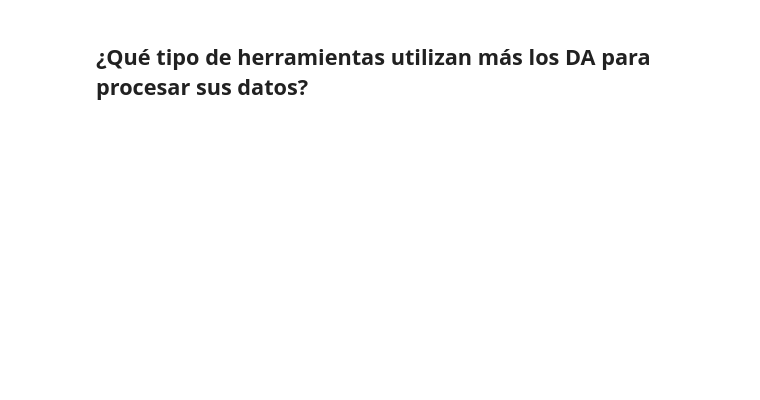
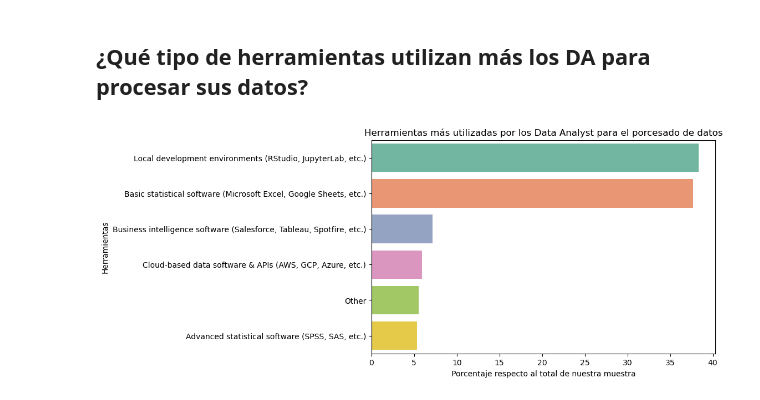
Before and after one commit to Adalab/project2-da-promo-c-modulo-2-team4, a Jupyter notebook: 04- Preguntas/4.3. Pregunta3_i.ipynb, the cells around one changed output. Cells and saved outputs as stored; diff of their text form; code cells hidden in the pictures; blank space fills up the shorter version.

```diff
--- a/04- Preguntas/4.3. Pregunta3_i.ipynb
+++ b/04- Preguntas/4.3. Pregunta3_i.ipynb
@@ -821,15 +846,19 @@ graficar_barplot(df_viz)
 df_tipoplataforma = df2[(df2['q41_h_process_data'] != 'Unknown') & (df2['q5_ocupacion'] != 'Student')]
 
 #Quito a los estudiantes, con ellos sale que la principal herramienta que utilizan es basic statistical software
+# %%
+df_tipoplataformafre = df_tipoplataforma.stb.freq(['q41_h_process_data'])
 # %%
 
 plt.figure(figsize = (8,5))
-sns.barplot(data = df_tipoplataformafreq , y = "q41_h_process_data",x = 'percent', palette = 'Set2')
+sns.barplot(data = df_tipoplataformafre , y = "q41_h_process_data",x = 'percent', palette = 'Set2')
 
 
 plt.title('Herramientas más utilizadas por los Data Analyst para el porcesado de datos')
 plt.xlabel('Porcentaje respecto al total de nuestra muestra')
 plt.ylabel('Herramientas') # definir el nombre del eje Y
 
 #plt.legend(title = 'Experiencia como DA', loc="lower right")
 plt.show()
+# %% [output]
+[figure, added]
```
Also changed, not shown: parts of 18 cells of this notebook, 1 other file.
